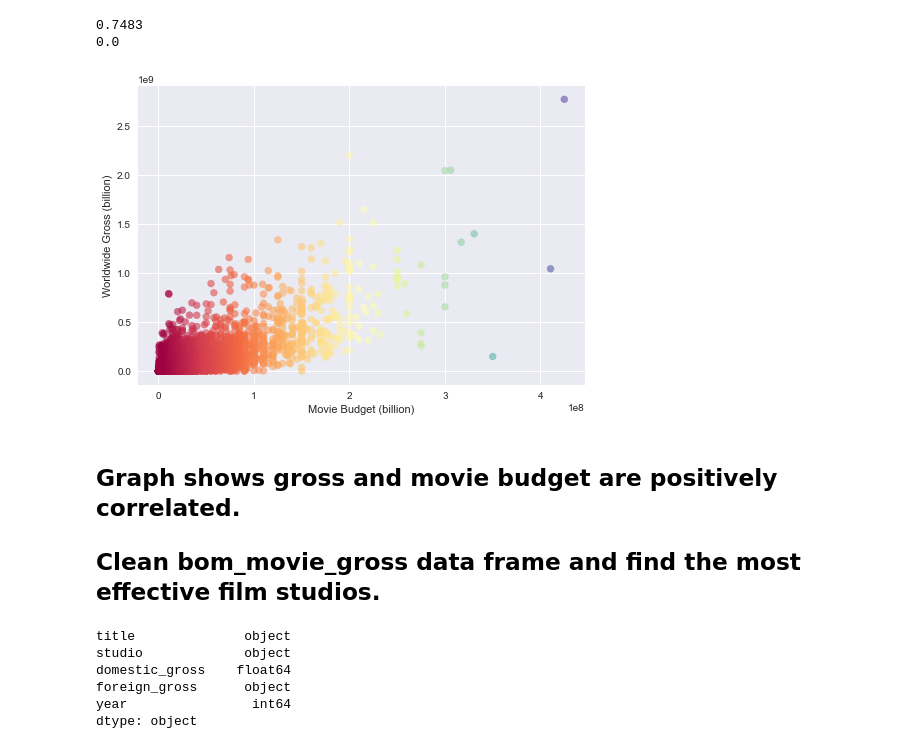
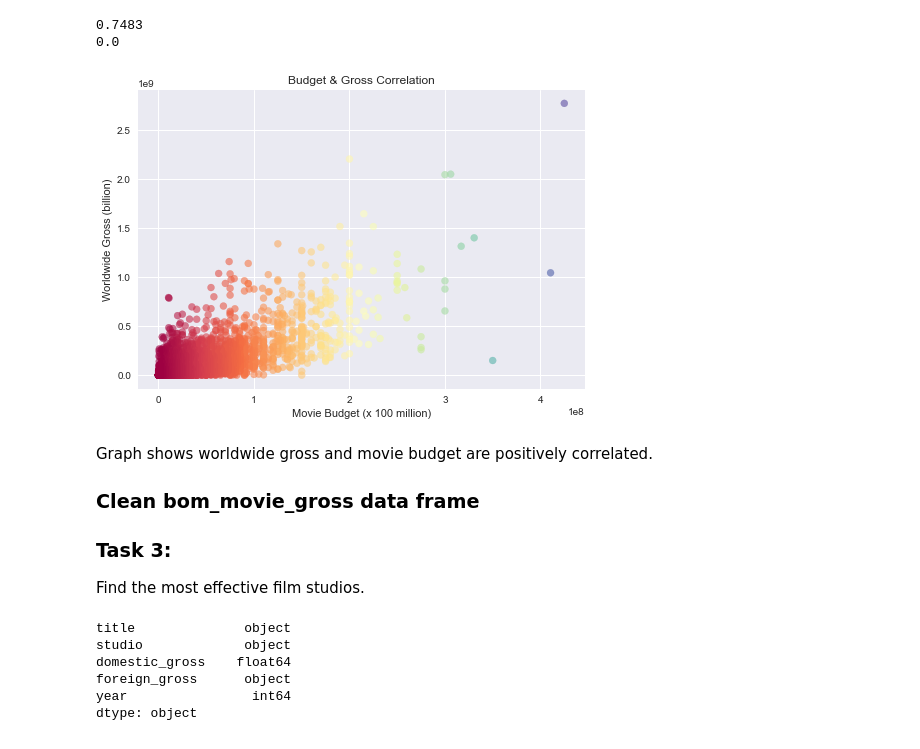
Before and after one commit to kreggthegoat/dsc-phase-1-project, a Jupyter notebook: student.ipynb, the cells around one changed output. Drawn from its saved outputs; the diff is of its cells as text; code cells hidden in the pictures.

```diff
--- a/student.ipynb
+++ b/student.ipynb
@@ -348,17 +331,20 @@ print(round(p, 10))
 # %%
 # graph scatterplot of tn_movie_budgets to find gross correlation with budget
 from matplotlib import rcParams
 rcParams['figure.figsize'] = 8,6
 plt.style.use('seaborn')
+plt.title('Budget & Gross Correlation')
 plt.scatter(tn_movie_budgets.production_budget, tn_movie_budgets.worldwide_gross, c=tn_movie_budgets.production_budget, alpha =.6, cmap='Spectral')
-plt.xlabel('Movie Budget (billion)')
+plt.xlabel('Movie Budget (x 100 million)')
 plt.ylabel('Worldwide Gross (billion)');
 # %% [output]
-[figure, old version]
+[figure, new version]
 # %% [markdown]
-## Graph shows gross and movie budget are positively correlated.
+Graph shows worldwide gross and movie budget are positively correlated.
 
-## Clean bom_movie_gross data frame and find the most effective film studios.
+### Clean bom_movie_gross data frame
+### Task 3:
+Find the most effective film studios.
 # %%
 bom_movie_gross.dtypes
 # %% [output]
```
Also changed, not shown: parts of 32 cells of this notebook, 2 other files.
